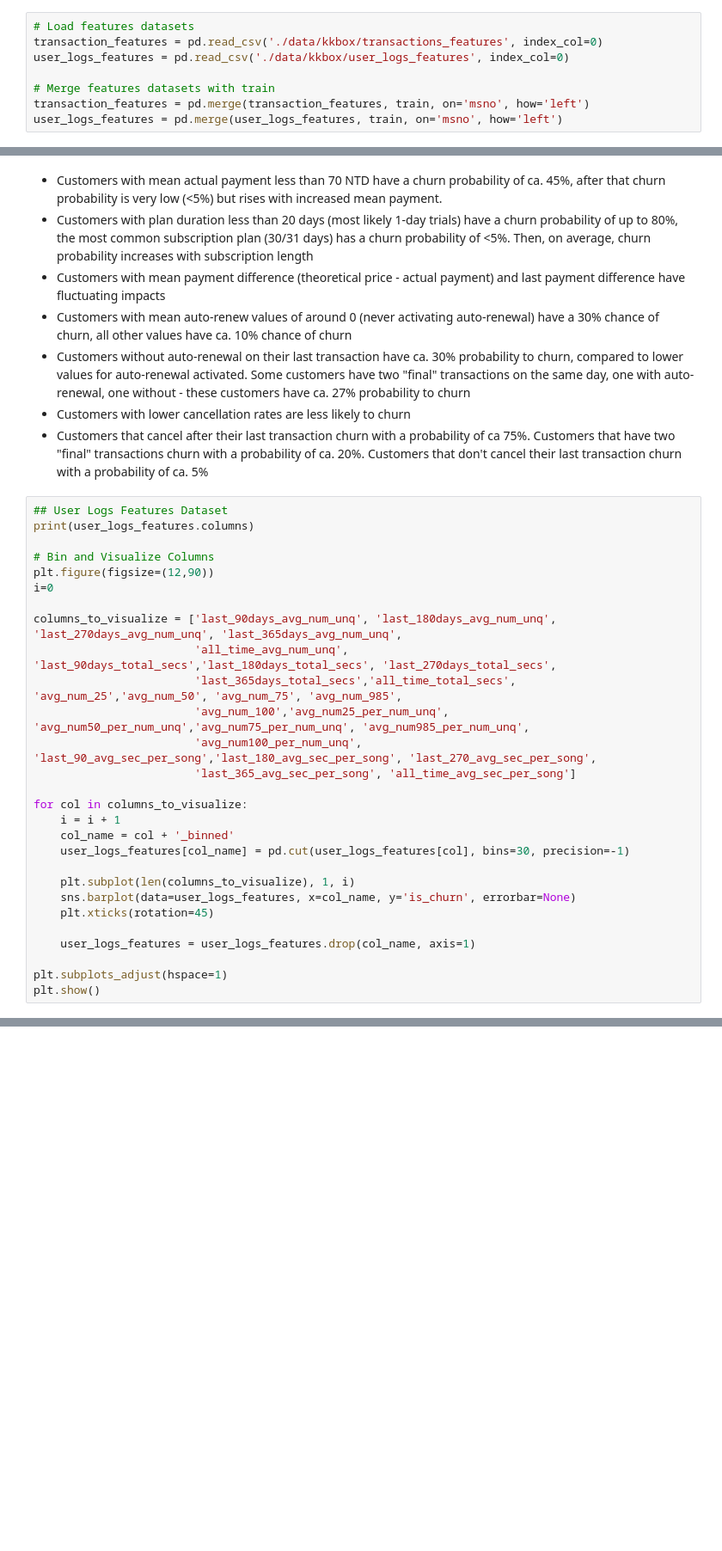
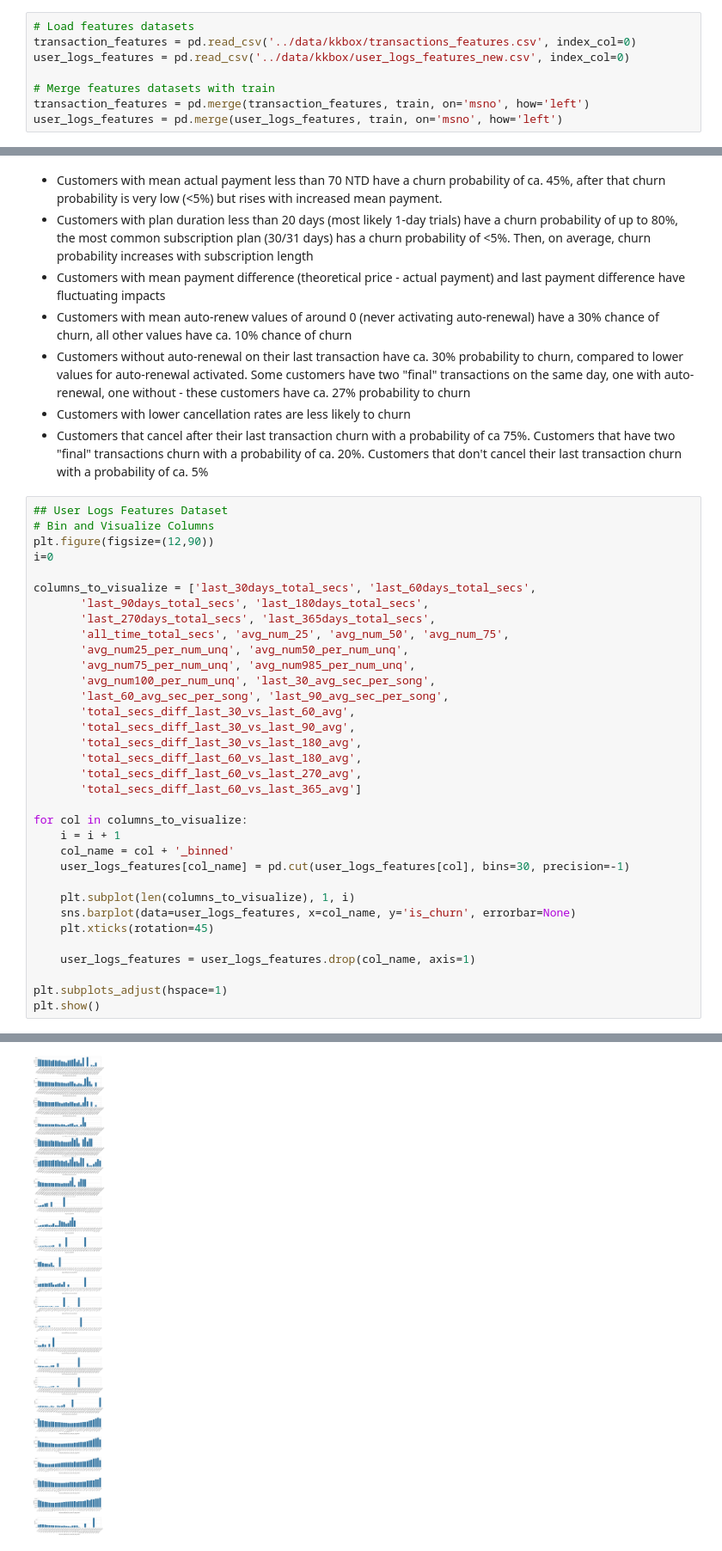
Before and after one commit to AKochUVA/thesis, a Jupyter notebook: notebooks/EDA_KKBox.ipynb, the cells around one changed output, grey strips where cells are left out. Shown at 86% size. Drawn from its saved outputs; the diff is of its cells as text; blank space fills up the shorter version.

```diff
--- a/notebooks/EDA_KKBox.ipynb
+++ b/notebooks/EDA_KKBox.ipynb
@@ -611,8 +778,8 @@ memory usage: 165.9+ MB
 Understanding the relation between features and Churn
 # %%
 # Load features datasets
-transaction_features = pd.read_csv('./data/kkbox/transactions_features', index_col=0)
-user_logs_features = pd.read_csv('./data/kkbox/user_logs_features', index_col=0)
+transaction_features = pd.read_csv('../data/kkbox/transactions_features.csv', index_col=0)
+user_logs_features = pd.read_csv('../data/kkbox/user_logs_features_new.csv', index_col=0)
 
 # Merge features datasets with train
 transaction_features = pd.merge(transaction_features, train, on='msno', how='left')
@@ -700,18 +871,24 @@ Observations:
 - Customers that cancel after their last transaction churn with a probability of ca 75%. Customers that have two "final" transactions churn with a probability of ca. 20%. Customers that don't cancel their last transaction churn with a probability of ca. 5%
 # %%
 ## User Logs Features Dataset
-print(user_logs_features.columns)
-
 # Bin and Visualize Columns
 plt.figure(figsize=(12,90))
 i=0
 
-columns_to_visualize = ['last_90days_avg_num_unq', 'last_180days_avg_num_unq', 'last_270days_avg_num_unq', 'last_365days_avg_num_unq',
-                        'all_time_avg_num_unq', 'last_90days_total_secs','last_180days_total_secs', 'last_270days_total_secs',
-                        'last_365days_total_secs','all_time_total_secs', 'avg_num_25','avg_num_50', 'avg_num_75', 'avg_num_985',
-                        'avg_num_100','avg_num25_per_num_unq', 'avg_num50_per_num_unq','avg_num75_per_num_unq', 'avg_num985_per_num_unq',
-                        'avg_num100_per_num_unq', 'last_90_avg_sec_per_song','last_180_avg_sec_per_song', 'last_270_avg_sec_per_song',
-                        'last_365_avg_sec_per_song', 'all_time_avg_sec_per_song']
+columns_to_visualize = ['last_30days_total_secs', 'last_60days_total_secs',
+       'last_90days_total_secs', 'last_180days_total_secs',
+       'last_270days_total_secs', 'last_365days_total_secs',
+       'all_time_total_secs', 'avg_num_25', 'avg_num_50', 'avg_num_75',
+       'avg_num25_per_num_unq', 'avg_num50_per_num_unq',
+       'avg_num75_per_num_unq', 'avg_num985_per_num_unq',
+       'avg_num100_per_num_unq', 'last_30_avg_sec_per_song',
+       'last_60_avg_sec_per_song', 'last_90_avg_sec_per_song',
+       'total_secs_diff_last_30_vs_last_60_avg',
+       'total_secs_diff_last_30_vs_last_90_avg',
+       'total_secs_diff_last_30_vs_last_180_avg',
+       'total_secs_diff_last_60_vs_last_180_avg',
+       'total_secs_diff_last_60_vs_last_270_avg',
+       'total_secs_diff_last_60_vs_last_365_avg']
 
 for col in columns_to_visualize:
     i = i + 1
@@ -726,3 +903,4 @@ for col in columns_to_visualize:
 
 plt.subplots_adjust(hspace=1)
 plt.show()
+# %% [output]
@@ -728,0 +922 @@ plt.show()
+[figure, added]
```
Also changed, not shown: parts of 19 cells of this notebook, 2 other files.
